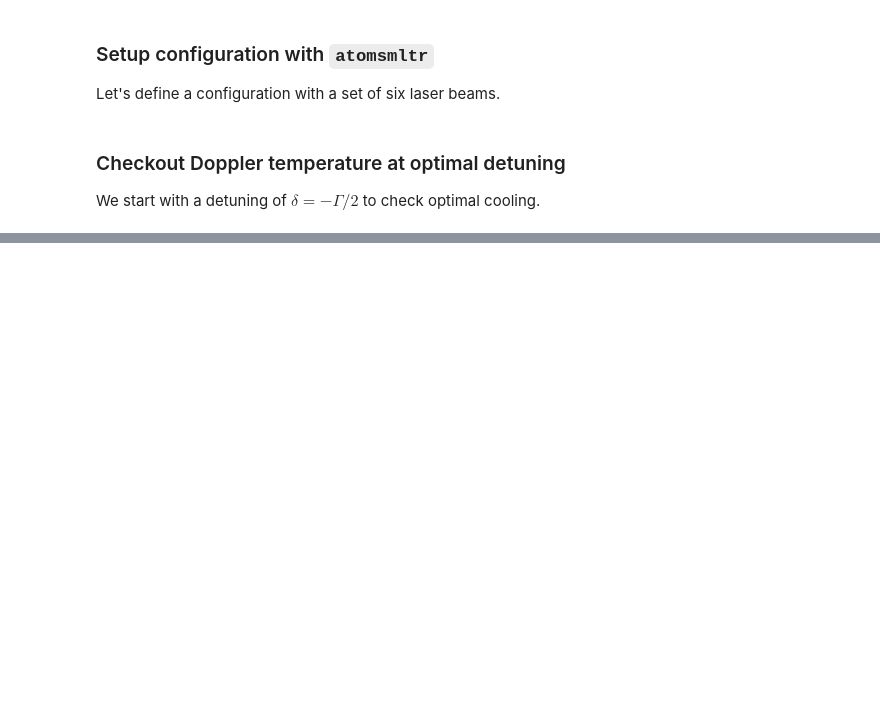
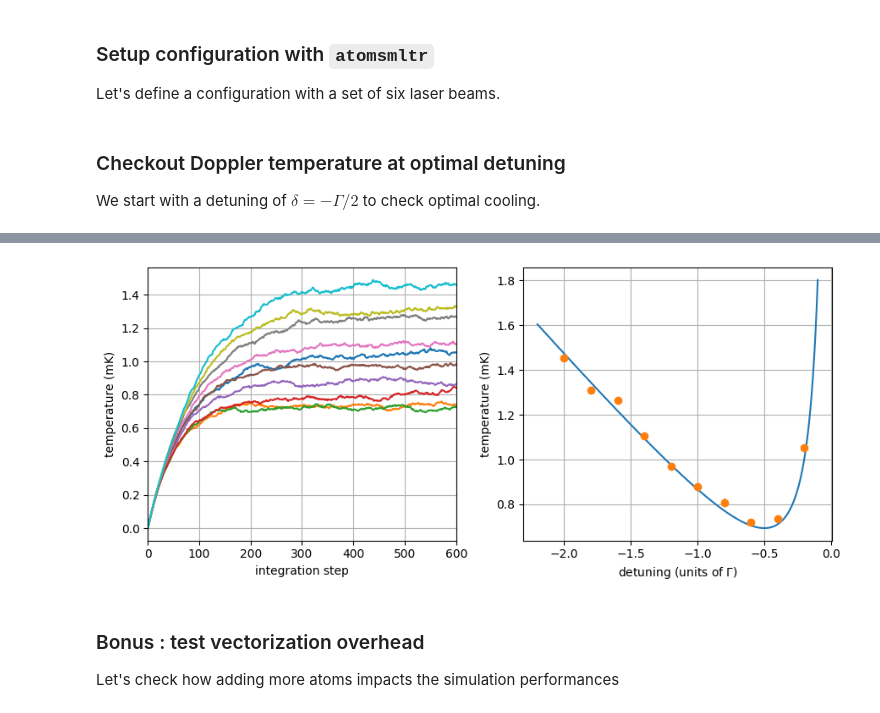
Before and after one commit to adareau/atomSmltr, a Jupyter notebook: docs/_notebook_examples/atomic_physics/benchmark_Doppler_temperature.ipynb, the cells around one changed output, grey strips where cells are left out. Cells and saved outputs as stored; diff of their text form; code cells hidden in the pictures; blank space fills up the shorter version.

```diff
--- a/docs/_notebook_examples/atomic_physics/benchmark_Doppler_temperature.ipynb
+++ b/docs/_notebook_examples/atomic_physics/benchmark_Doppler_temperature.ipynb
@@ -131,0 +183,28 @@ plt.show()
+# %%
+# - PLOT
+# theory settings
+delta_plot = -np.linspace(0.1, 2.2, 1000) * main.Gamma
+T_mean = np.mean(T_list[:, -150:], axis=1)
+T_std = np.std(T_list[:, -150:], axis=1)
+
+# figure
+fig, ax = plt.subplots(1, 2, figsize=(9,4), tight_layout=True)
+# plot temperature evolution
+ax[0].plot(T_list.T * 1e3)
+ax[0].set_xlabel("integration step")
+ax[0].set_xlim(0, N_steps)
+# plot final temperature
+ax[1].plot(delta_plot / main.Gamma, main.get_Doppler_temperature(delta_plot) * 1e3)
+ax[1].errorbar(delta_list / main.Gamma, T_mean * 1e3, yerr= T_std * 1e3, fmt="o")
+ax[1].set_xlabel("detuning (units of $\Gamma$)")
+# final setup
+for cax in ax:
+    cax.set_ylabel("temperature (mK)")
+    cax.grid()
+plt.show()
+# %% [output]
+[figure, added]
+# %% [markdown]
+### Bonus : test vectorization overhead
+
+Let's check how adding more atoms impacts the simulation performances
```
Also changed, not shown: parts of 6 cells of this notebook, 1 other file.
